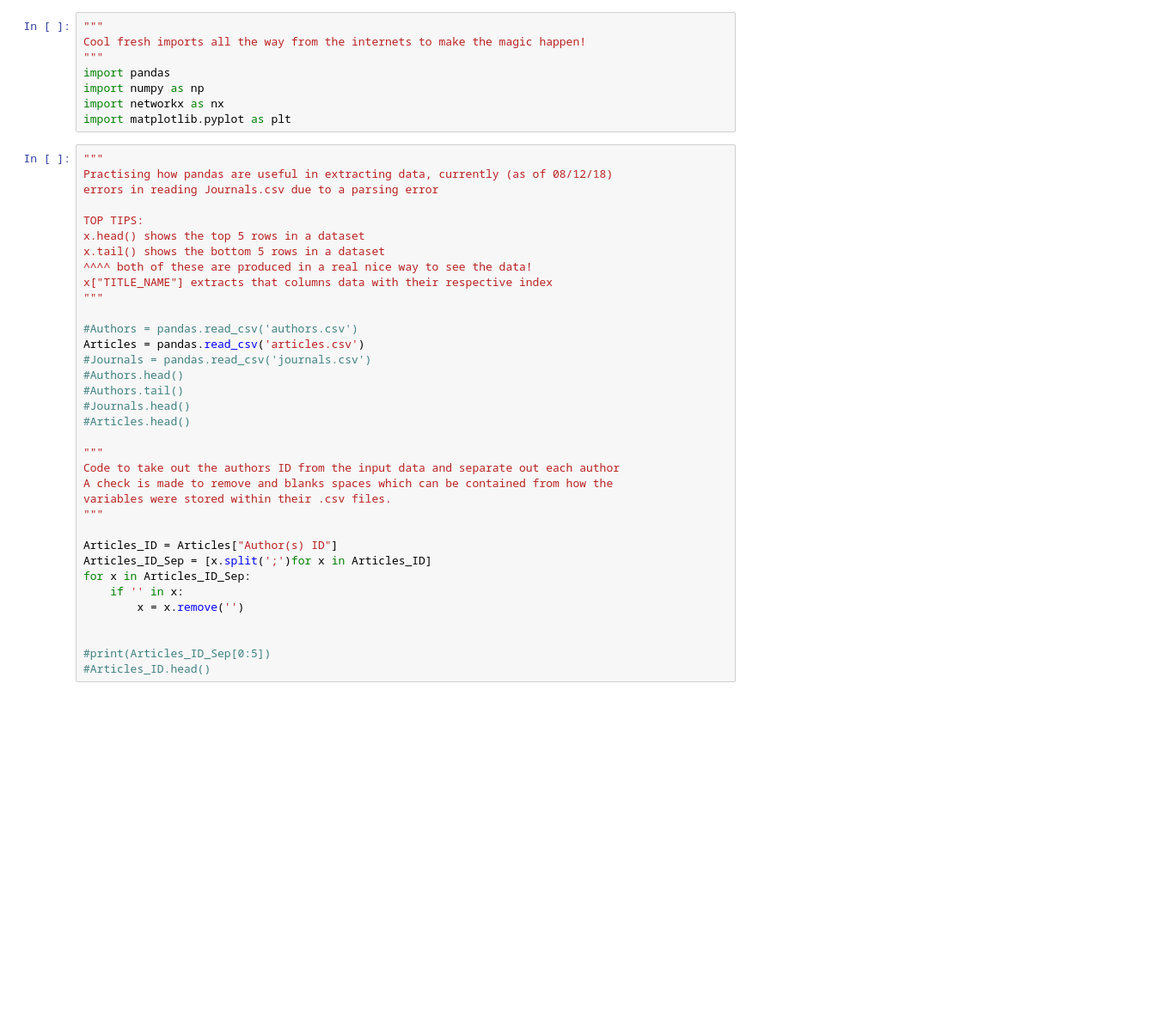
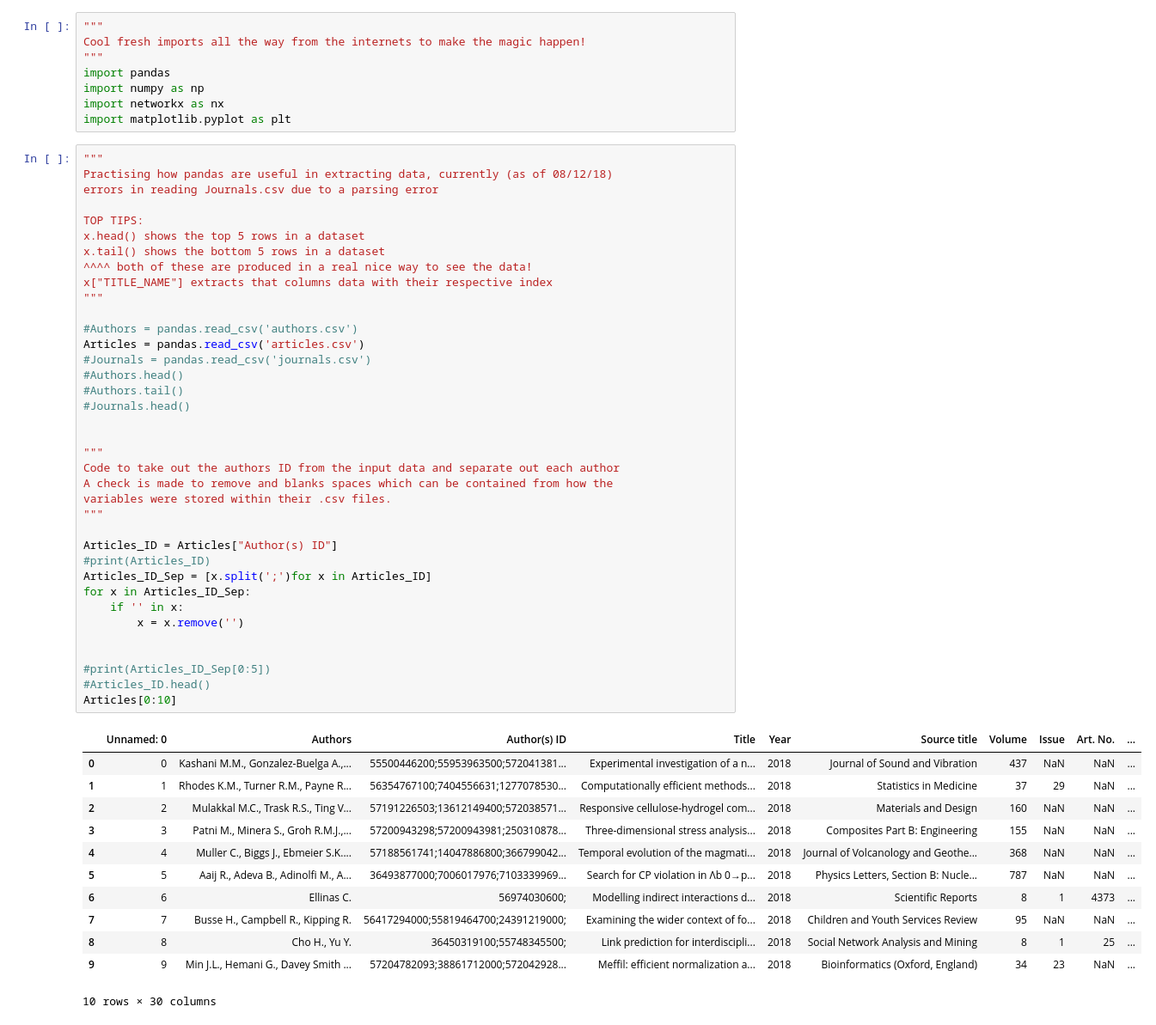
Before and after one commit to miketalbotbox/MDM_Interdisciplinarity, a Jupyter notebook: Authors_Connectivity_Matrix.ipynb, the cells around one changed output. Shown at 86% size. Saved outputs shown, nothing was run; the diff lists cells and outputs as text; blank space fills up the shorter version.

```diff
--- a/Authors_Connectivity_Matrix.ipynb
+++ b/Authors_Connectivity_Matrix.ipynb
@@ -62,34 +57,49 @@ errors in reading Journals.csv due to a parsing error
 
 TOP TIPS:
 x.head() shows the top 5 rows in a dataset
 x.tail() shows the bottom 5 rows in a dataset
 ^^^^ both of these are produced in a real nice way to see the data!
 x["TITLE_NAME"] extracts that columns data with their respective index
 """
 
 #Authors = pandas.read_csv('authors.csv')
 Articles = pandas.read_csv('articles.csv')
 #Journals = pandas.read_csv('journals.csv')
 #Authors.head()
 #Authors.tail()
 #Journals.head()
-#Articles.head()
+
 
 """
 Code to take out the authors ID from the input data and separate out each author
 A check is made to remove and blanks spaces which can be contained from how the
 variables were stored within their .csv files.
 """
 
 Articles_ID = Articles["Author(s) ID"]
+#print(Articles_ID)
 Articles_ID_Sep = [x.split(';')for x in Articles_ID]
 for x in Articles_ID_Sep:
     if '' in x:
         x = x.remove('')
 
 
 #print(Articles_ID_Sep[0:5])
 #Articles_ID.head()
+Articles[0:10]
+# %% [output]
+|  | Unnamed: 0 | Authors | Author(s) ID | Title | Year | Source title | Volume | Issue | Art. No. | ... |
+| 0 | 0 | Kashani M.M., Gonzalez-Buelga A.,... | 55500446200;55953963500;572041381... | Experimental investigation of a n... | 2018 | Journal of Sound and Vibration | 437 | NaN | NaN | ... |
+| 1 | 1 | Rhodes K.M., Turner R.M., Payne R... | 56354767100;7404556631;1277078530... | Computationally efficient methods... | 2018 | Statistics in Medicine | 37 | 29 | NaN | ... |
+| 2 | 2 | Mulakkal M.C., Trask R.S., Ting V... | 57191226503;13612149400;572038571... | Responsive cellulose-hydrogel com... | 2018 | Materials and Design | 160 | NaN | NaN | ... |
+| 3 | 3 | Patni M., Minera S., Groh R.M.J.,... | 57200943298;57200943981;250310878... | Three-dimensional stress analysis... | 2018 | Composites Part B: Engineering | 155 | NaN | NaN | ... |
+| 4 | 4 | Muller C., Biggs J., Ebmeier S.K.... | 57188561741;14047886800;366799042... | Temporal evolution of the magmati... | 2018 | Journal of Volcanology and Geothe... | 368 | NaN | NaN | ... |
+| 5 | 5 | Aaij R., Adeva B., Adinolfi M., A... | 36493877000;7006017976;7103339969... | Search for CP violation in Λb 0→p... | 2018 | Physics Letters, Section B: Nucle... | 787 | NaN | NaN | ... |
+| 6 | 6 | Ellinas C. | 56974030600; | Modelling indirect interactions d... | 2018 | Scientific Reports | 8 | 1 | 4373 | ... |
+| 7 | 7 | Busse H., Campbell R., Kipping R. | 56417294000;55819464700;24391219000; | Examining the wider context of fo... | 2018 | Children and Youth Services Review | 95 | NaN | NaN | ... |
+| 8 | 8 | Cho H., Yu Y. | 36450319100;55748345500; | Link prediction for interdiscipli... | 2018 | Social Network Analysis and Mining | 8 | 1 | 25 | ... |
+| 9 | 9 | Min J.L., Hemani G., Davey Smith ... | 57204782093;38861712000;572042928... | Meffil: efficient normalization a... | 2018 | Bioinformatics (Oxford, England) | 34 | 23 | NaN | ... |
+10 rows × 30 columns
 # %%
 """
 Code reducing the complex array formed above into a list of each independant
```
Also changed, not shown: parts of 9 cells of this notebook.
